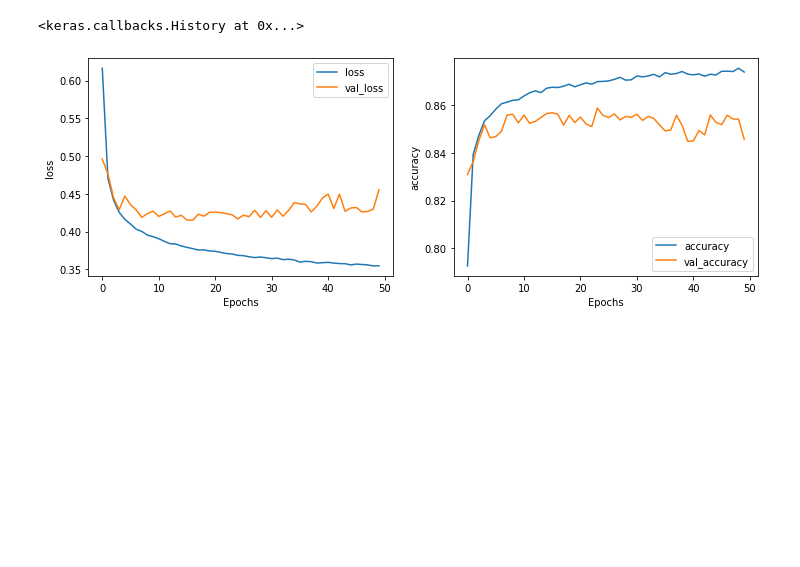
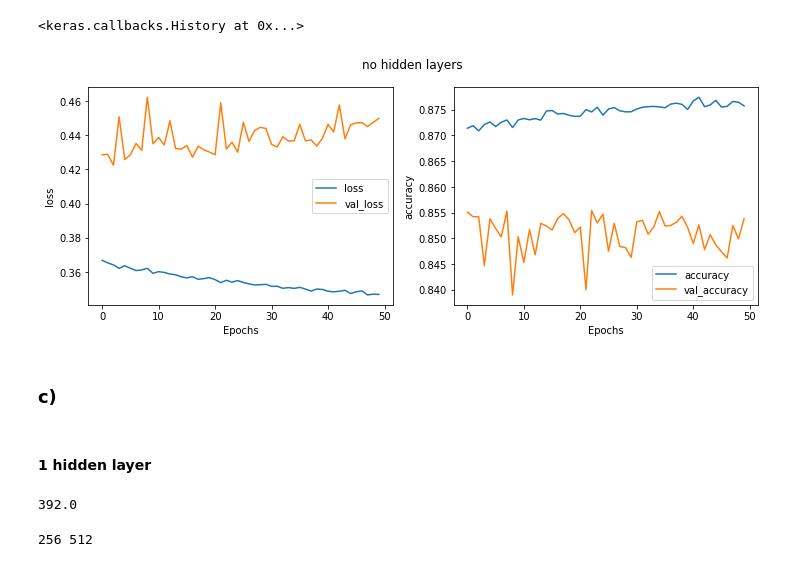
Before and after one commit to felix-tjernberg/ai21-deep-learning, a Jupyter notebook: exercises/exercise-1.ipynb, the cells around one changed output. Saved outputs shown, nothing was run; the diff lists cells and outputs as text; code cells hidden in the pictures; blank space fills up the shorter version.

```diff
--- a/exercises/exercise-1.ipynb
+++ b/exercises/exercise-1.ipynb
@@ -76,12 +76,12 @@ sns.countplot(x=y_train);
 # %% [markdown]
 ### a, b)
 # %%
-def model_image_28x28_10_classes(layers: list):
+def model_image_28x28_10_classes(layers: list, name="mlp_model"):
     model = Sequential(
         [Flatten(input_shape=(28, 28), name="input_layer")]
         + layers
         + [Dense(10, activation="softmax", name="output_layer")],
-        name="mlp_model",
+        name=name,
     )
     model.compile(
         loss="sparse_categorical_crossentropy", optimizer="adam", metrics=["accuracy"]
@@ -94,8 +94,20 @@ def plot_metrics(model):
     metrics = pd.DataFrame(model.history.history)
     metrics.index = range(len(metrics))
 
-    _, axes = plt.subplots(1, 2, figsize=(12, 4))
+    fig, axes = plt.subplots(1, 2, figsize=(12, 4))
     columns = [["loss", "val_loss"], ["accuracy", "val_accuracy"]]
+    fig.suptitle(model.name.replace('_', ' '))
 
     for ax, column in zip(axes, columns):
         metrics.plot(y=column, xlabel="Epochs", ylabel=column[0], ax=ax)
+
+
+def find_two_closest_geometric_values_of_base_two(target_value):
+    current_value = 2
+    previous_value = 2
+
+    while current_value < target_value:
+        previous_value = current_value
+        current_value = current_value * 2
+
+    print(previous_value, current_value)
@@ -117,0 +114,2 @@ _________________________________________________________________
+# %%
+model__no_hidden_layers = model_image_28x28_10_classes([], 'no_hidden_layers')
@@ -118,8 +130,20 @@ _________________________________________________________________
 # %%
-model_no_hidden_layers.fit(scaled_X_train, y_train, validation_split=1/6, epochs=50, verbose=0)
+model__no_hidden_layers.fit(scaled_X_train, y_train, validation_split=1/6, epochs=50, verbose=0)
 # %% [output]
 <keras.callbacks.History at 0x...>
 # %%
-plot_metrics(model_no_hidden_layers)
+plot_metrics(model__no_hidden_layers)
 # %% [output]
-[figure, old version]
+[figure, new version]
+# %% [markdown]
+### c)
+# %% [markdown]
+#### 1 hidden layer
+# %%
+784/2
+# %% [output]
+392.0
+# %%
+find_two_closest_geometric_values_of_base_two(392)
+# %% [output]
+256 512
```
Also changed, not shown: parts of 13 cells of this notebook.
